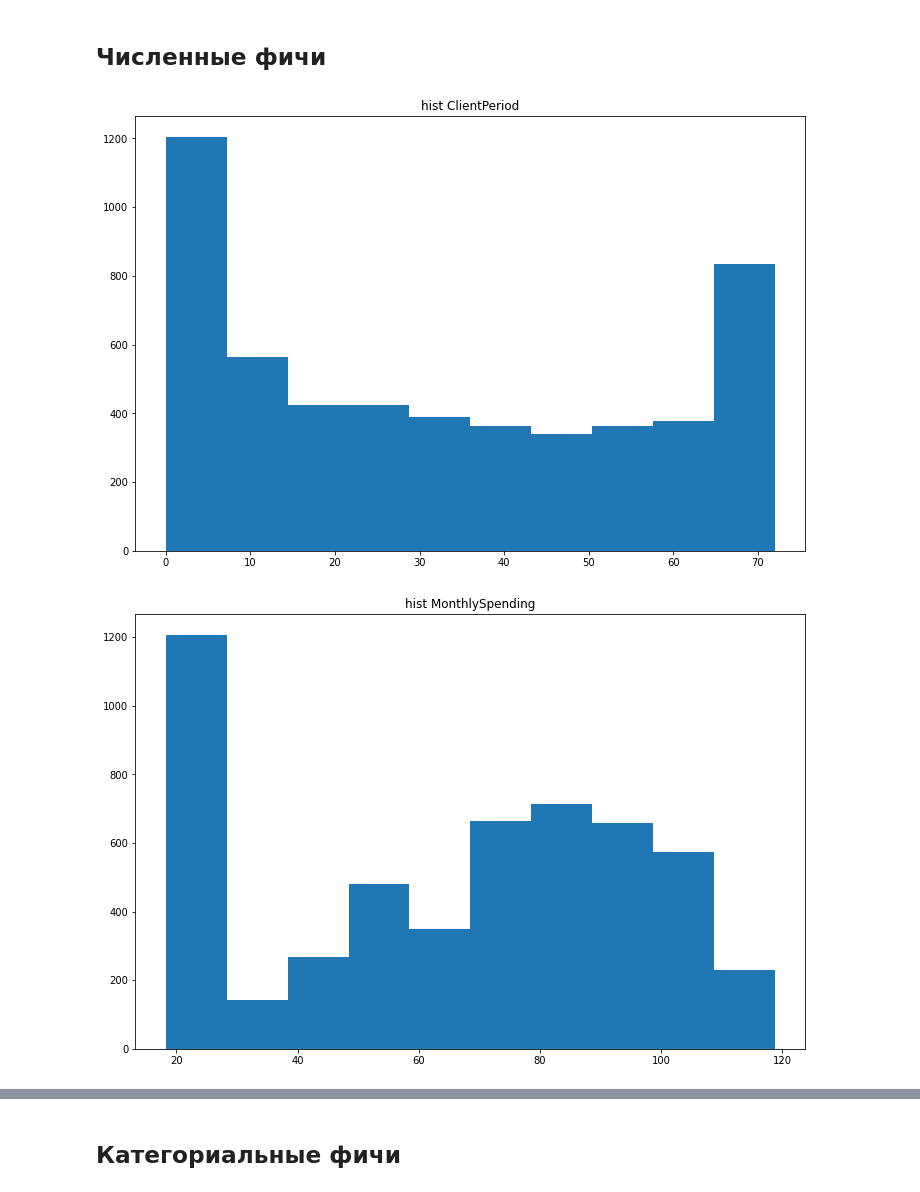
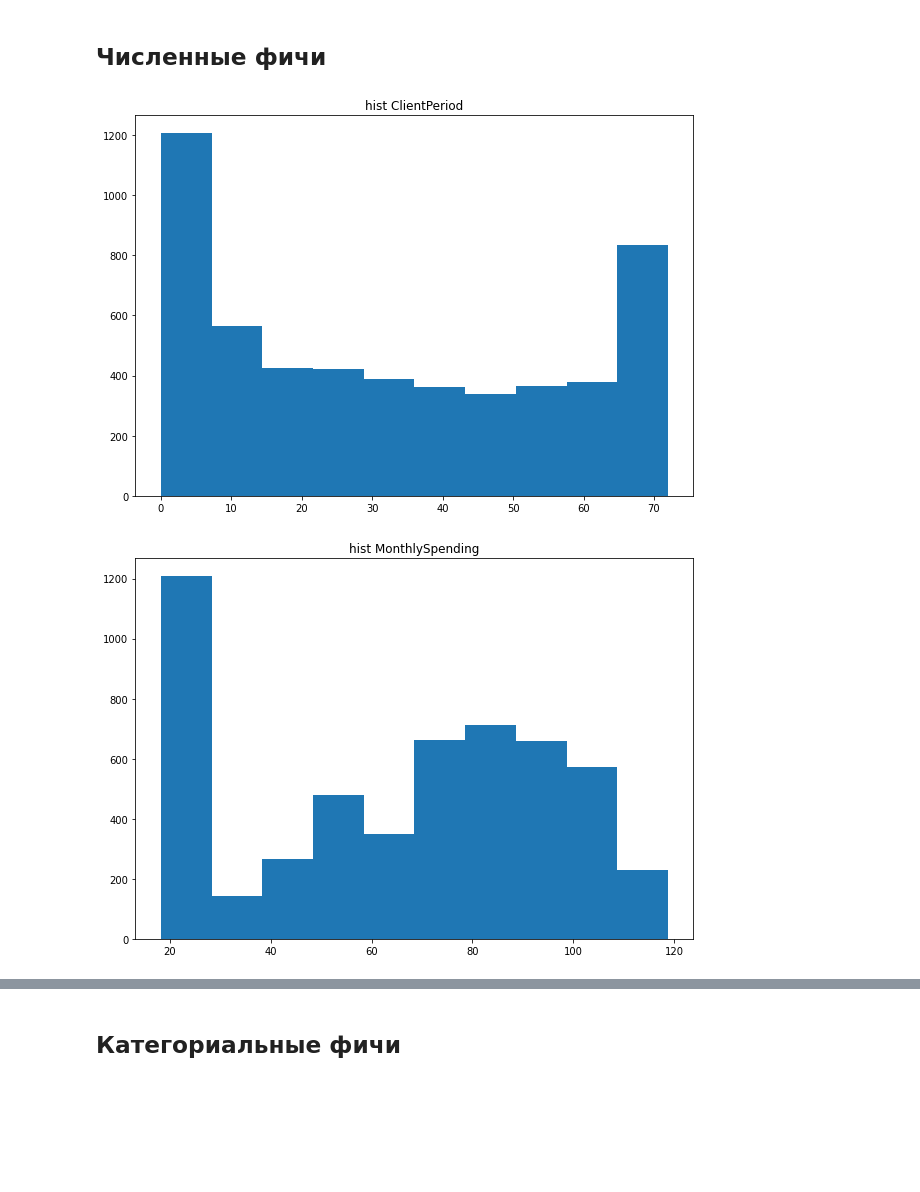
Before and after one commit to EmperorNao/MLHub, a Jupyter notebook: DLS/sem1/HW3/EDA.ipynb, the cells around one changed output, grey strips where cells are left out. Drawn from its saved outputs; the diff is of its cells as text; code cells hidden in the pictures; blank space fills up the shorter version.

```diff
--- a/DLS/sem1/HW3/EDA.ipynb
+++ b/DLS/sem1/HW3/EDA.ipynb
@@ -168,10 +168,10 @@ memory usage: 825.4+ KB
 # %%
 for col in num_cols:
 
-    plt.figure(figsize=(12, 8))
+    plt.figure(figsize=(10, 7))
     plt.title("hist " + col)
     plt.hist(data[col])
     plt.show()
 # %% [output]
-[figure, old version]
+[figure, new version]
-[figure, old version]
+[figure, new version]
```
Also changed, not shown: parts of 3 cells of this notebook.
